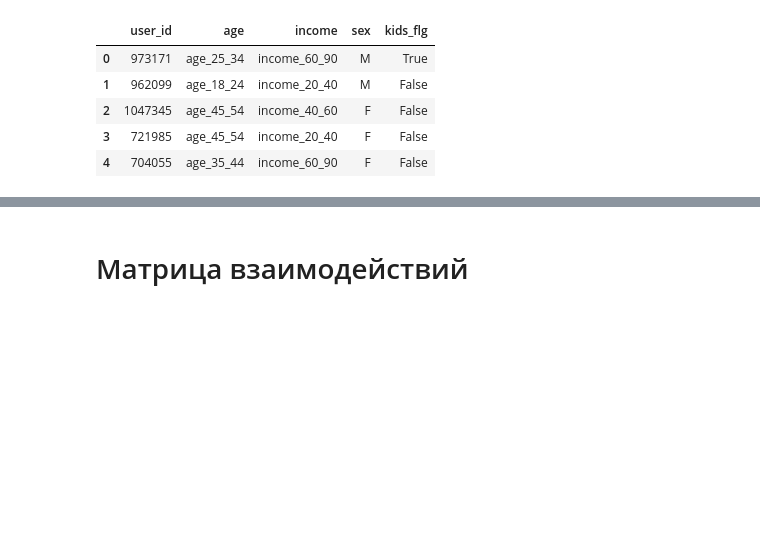
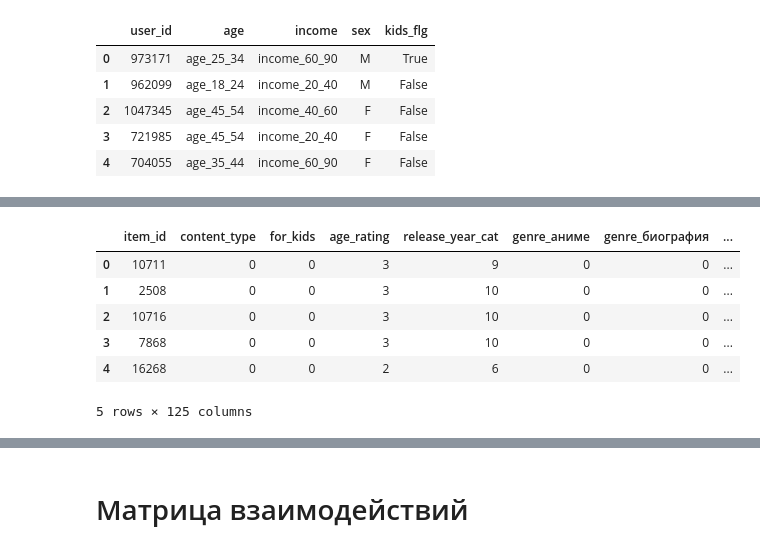
Before and after one commit to nixiieee/reelrecs, a Jupyter notebook: train_dssm.ipynb, the cells around one changed output, grey strips where cells are left out. Cells and saved outputs as stored; diff of their text form; code cells hidden in the pictures; blank space fills up the shorter version.

```diff
--- a/train_dssm.ipynb
+++ b/train_dssm.ipynb
@@ -112,0 +151,5 @@ items_ohe_df.head()
+# %%
+content_type_mapper = {'film': 0, 'series': 1}
+age_rating_mapper = {v: id for id, v in enumerate(sorted(items_ohe_df['age_rating'].unique()))}
+release_year_cat_mapper = {y: id for id, y in enumerate(sorted(items_ohe_df['release_year_cat'].unique(), key=lambda s: float(s.split('_')[1])))}
+content_type_mapper, age_rating_mapper, release_year_cat_mapper
@@ -112,0 +176,16 @@ items_ohe_df.head()
+# %%
+items_ohe_df['for_kids'] = items_ohe_df['for_kids'].astype(np.int32)
+items_ohe_df['age_rating'] = items_ohe_df['age_rating'].map(age_rating_mapper).astype(np.int32)
+items_ohe_df['content_type'] = items_ohe_df['content_type'].map(content_type_mapper).astype(np.int32)
+items_ohe_df['release_year_cat'] = items_ohe_df['release_year_cat'].map(release_year_cat_mapper).astype(np.int32)
+items_ohe_df = items_ohe_df.drop(columns=['title', 'title_orig', 'directors', 'actors', 'description', 'keywords']).astype(np.int32)
+
+items_ohe_df.head()
+# %% [output]
+|  | item_id | content_type | for_kids | age_rating | release_year_cat | genre_аниме | genre_биография | ... |
+| 0 | 10711 | 0 | 0 | 3 | 9 | 0 | 0 | ... |
+| 1 | 2508 | 0 | 0 | 3 | 10 | 0 | 0 | ... |
+| 2 | 10716 | 0 | 0 | 3 | 10 | 0 | 0 | ... |
+| 3 | 7868 | 0 | 0 | 3 | 10 | 0 | 0 | ... |
+| 4 | 16268 | 0 | 0 | 2 | 6 | 0 | 0 | ... |
+5 rows × 125 columns
```
Also changed, not shown: parts of 16 cells of this notebook, 1 other file.
